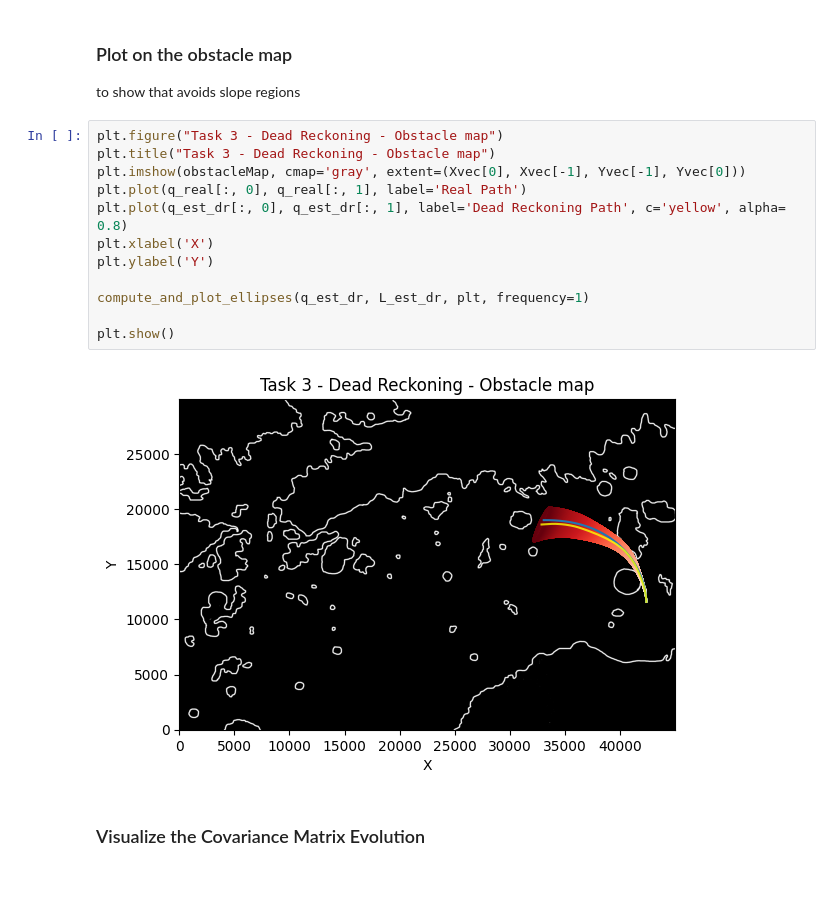
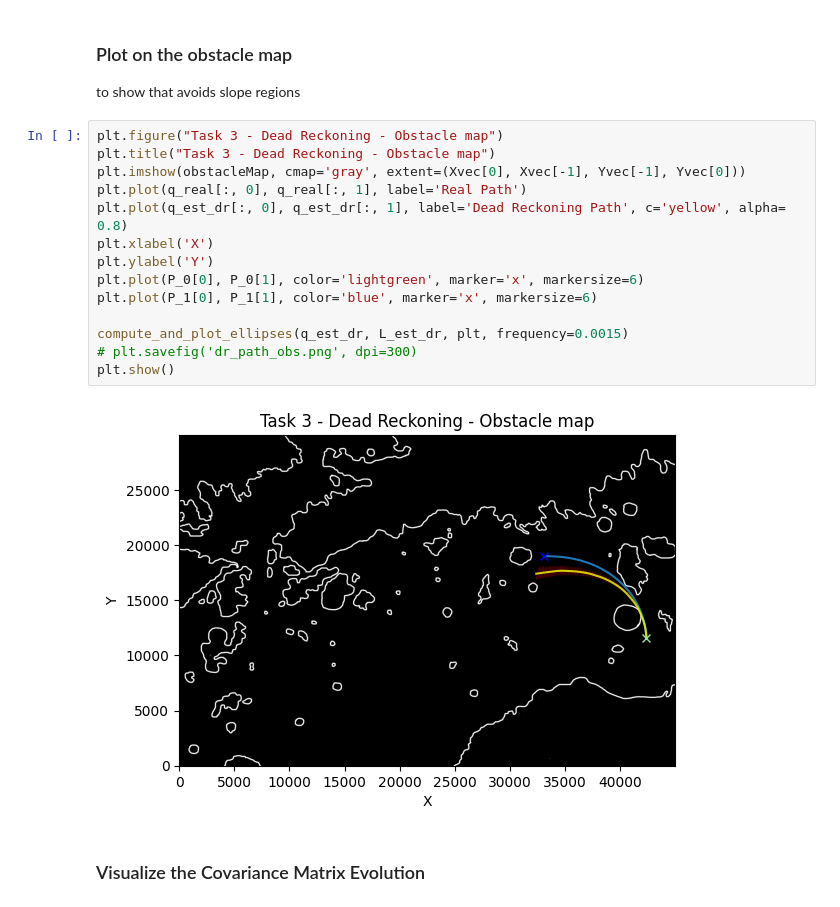
Before and after one commit to SwellPoem/Curiosity_Rover_proj, a Jupyter notebook: main.ipynb, the cells around one changed output. Drawn from its saved outputs; the diff is of its cells as text.

```diff
--- a/main.ipynb
+++ b/main.ipynb
@@ -508,17 +512,19 @@ to show that avoids slope regions
 # %%
 plt.figure("Task 3 - Dead Reckoning - Obstacle map")
 plt.title("Task 3 - Dead Reckoning - Obstacle map")
 plt.imshow(obstacleMap, cmap='gray', extent=(Xvec[0], Xvec[-1], Yvec[-1], Yvec[0]))
 plt.plot(q_real[:, 0], q_real[:, 1], label='Real Path')
 plt.plot(q_est_dr[:, 0], q_est_dr[:, 1], label='Dead Reckoning Path', c='yellow', alpha= 0.8)
 plt.xlabel('X')
 plt.ylabel('Y')
+plt.plot(P_0[0], P_0[1], color='lightgreen', marker='x', markersize=6)
+plt.plot(P_1[0], P_1[1], color='blue', marker='x', markersize=6)
 
-compute_and_plot_ellipses(q_est_dr, L_est_dr, plt, frequency=1)
-
+compute_and_plot_ellipses(q_est_dr, L_est_dr, plt, frequency=0.0015)
+# plt.savefig('dr_path_obs.png', dpi=300)
 plt.show()
 # %% [output]
-[figure, old version]
+[figure, new version]
 # %% [markdown]
 ### Visualize the Covariance Matrix Evolution
 # %%
```
Also changed, not shown: parts of 18 cells of this notebook, 37 other files.
